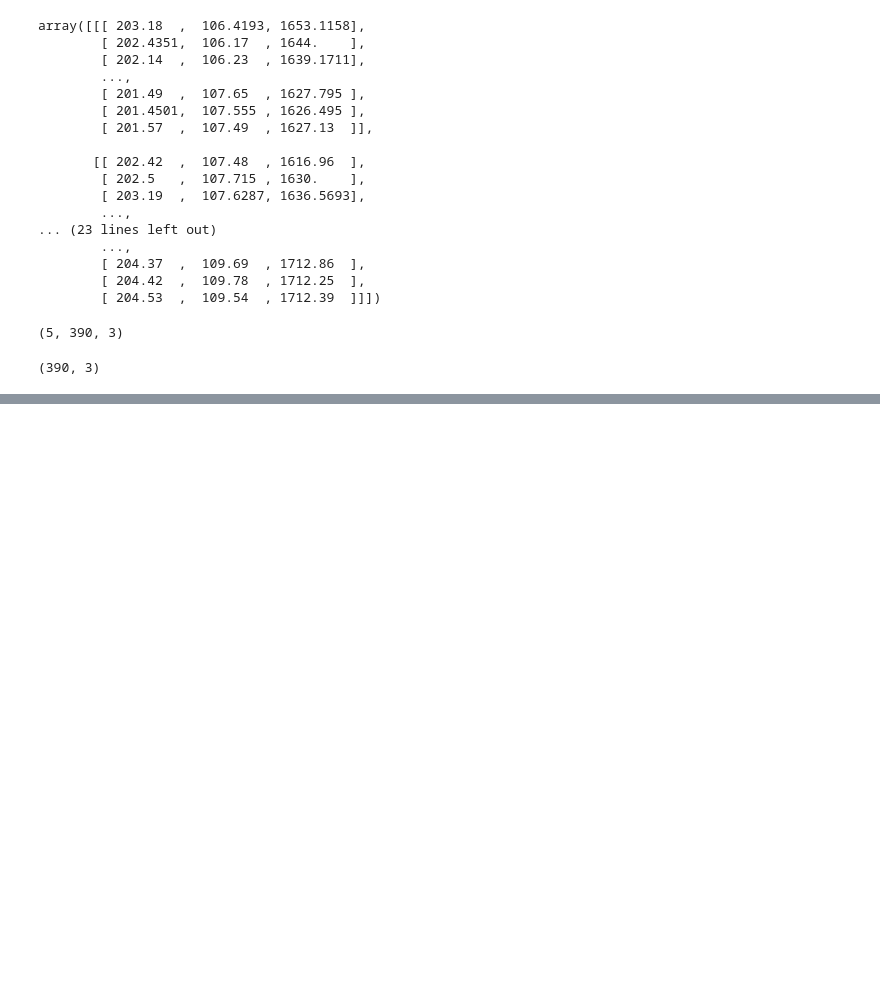
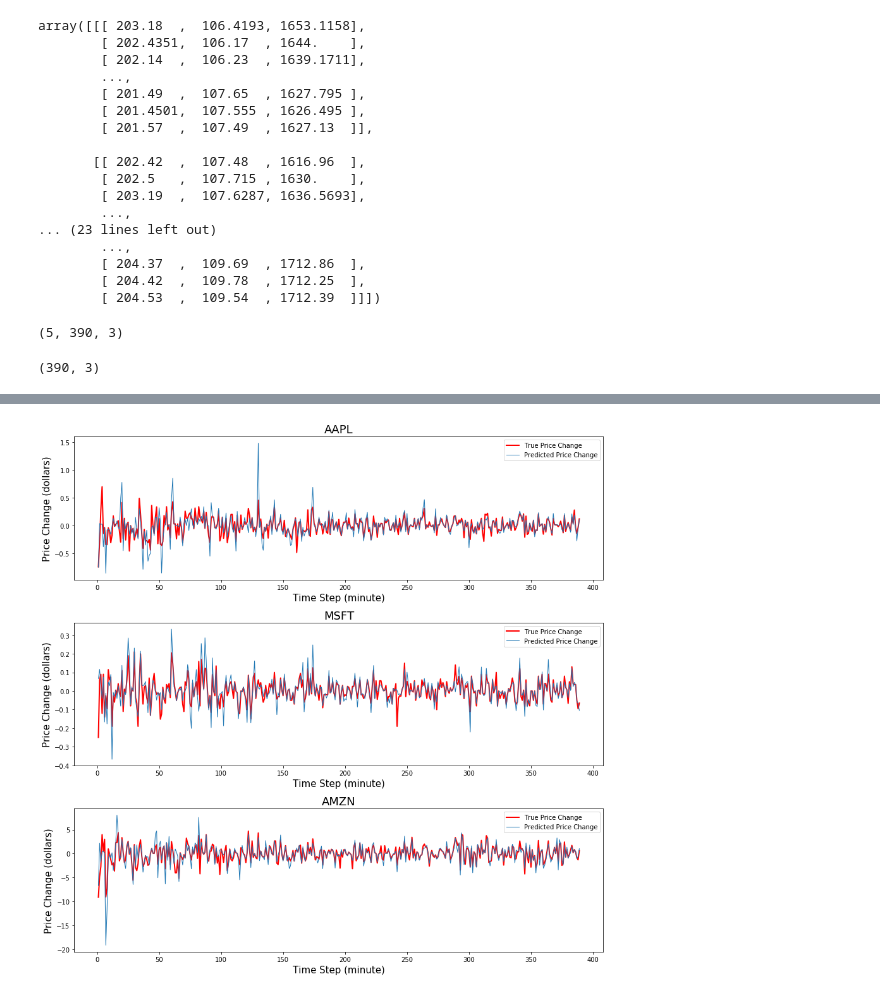
Before and after one commit to SiyangJ/DeepStock, a Jupyter notebook: FinalProject/DataInspect.ipynb, the cells around one changed output, grey strips where cells are left out. Saved outputs shown, nothing was run; the diff lists cells and outputs as text; code cells hidden in the pictures; blank space fills up the shorter version.

```diff
--- a/FinalProject/DataInspect.ipynb
+++ b/FinalProject/DataInspect.ipynb
@@ -281,0 +303,20 @@ for i in range(3):
+# %%
+to_show_diff_predict = np.copy(to_show_diff)
+for i in range(3):
+    diff_decay = 1 - np.arange(1,390) * 0.5/389 + np.random.randn(389) * 0.03
+    to_show_diff_predict[0,:,i] = to_show_diff[0,:,i] * (1+np.random.randn(389)*0.8*diff_decay)
+# %%
+f,axes = plt.subplots(3,1,figsize=(15,15))
+#f.suptitle('Truth and Prediction',fontsize=30)
+for i in range(3):
+
+    axes[i].plot(np.arange(1,390),to_show_diff[0,:,i],linewidth=2, c='r')
+    axes[i].plot(np.arange(1,390),to_show_diff_predict[0,:,i], linewidth=1)
+    axes[i].set_title(STOCK_NAMES[i],fontsize=18)
+    axes[i].set_xlabel('Time Step (minute)',fontsize=15)
+    axes[i].set_ylabel('Price Change (dollars)',fontsize=15)
+    axes[i].legend(['True Price Change','Predicted Price Change'])
+
+plt.subplots_adjust(hspace=.3)
+# %% [output]
+[figure, added]
```
Also changed, not shown: parts of 20 cells of this notebook, 3 other files.
